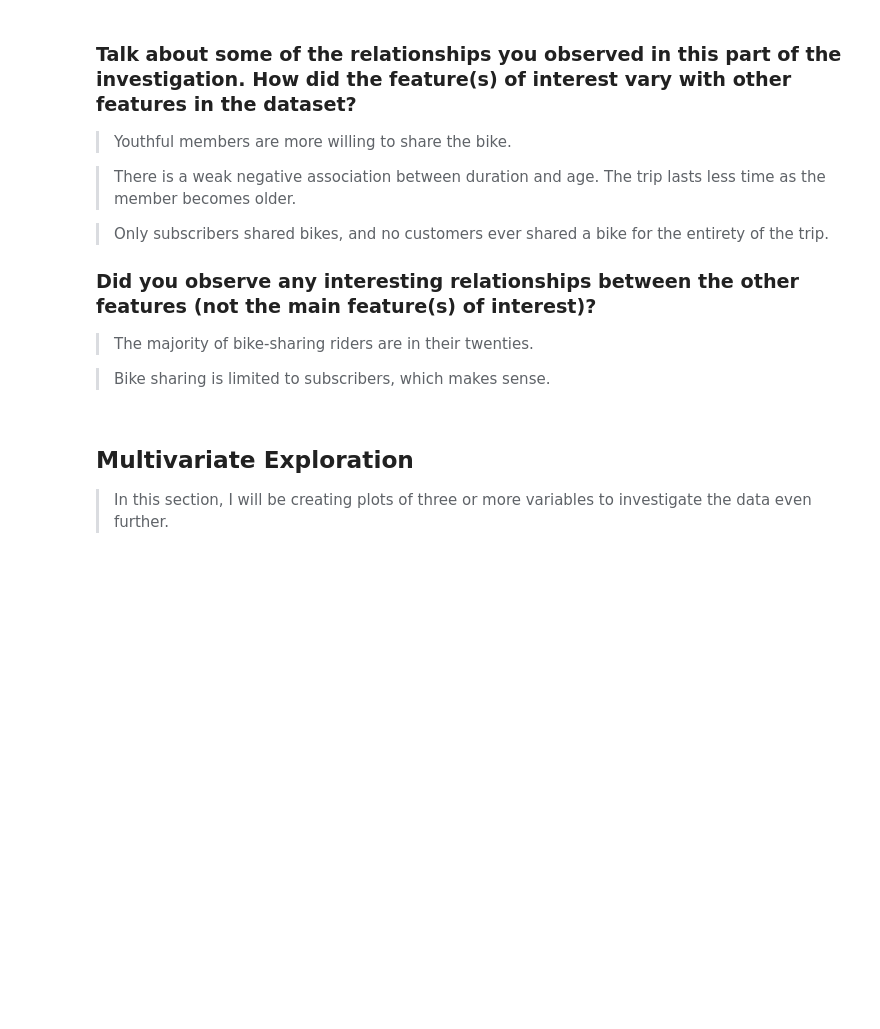
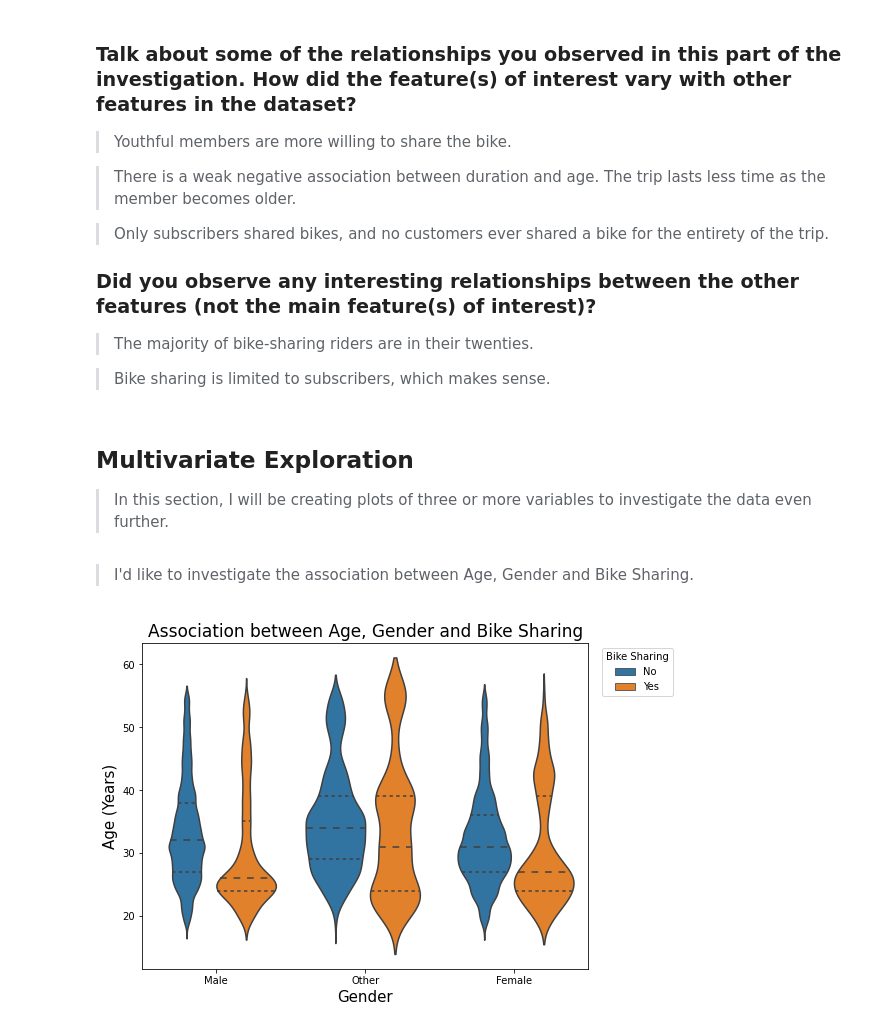
Before and after one commit to Abdulraheembashir043/Ford_GoBike_System_Data_Exploration, a Jupyter notebook: GoBike_System_Data_Exploration.ipynb, the cells around one changed output. Drawn from its saved outputs; the diff is of its cells as text; code cells hidden in the pictures; blank space fills up the shorter version.

Commit message:
Multivariate  Data Exploration

```diff
--- a/Part_I_exploration_template.ipynb
+++ b/GoBike_System_Data_Exploration.ipynb
@@ -489,3 +490,19 @@ The results above demonstrate that only subscribers shared bikes, and no custome
 
 > In this section, I will be creating plots of three or more variables to investigate the data even
 further.
+# %% [markdown]
+> I'd like to investigate the association between Age, Gender and Bike Sharing.
+# %%
+# Setting the width and height of the plot
+# ploting the association
+
+plt.figure(figsize = [8, 6])
+sns.violinplot(data = bike_df, x = 'member_gender', y = 'age', hue = 'bike_share_for_all_trip', inner = 'quartile')
+
+# Format the plot's visual
+plt.xlabel('Gender',  size = 15)
+plt.ylabel('Age (Years)', size = 15)
+plt.title('Association between Age, Gender and Bike Sharing', size = 17)
+plt.legend(title='Bike Sharing', bbox_to_anchor=(1.2, 1));
+# %% [output]
+[figure, added]
```
Also changed, not shown: parts of 15 cells of this notebook, 1 other file.
